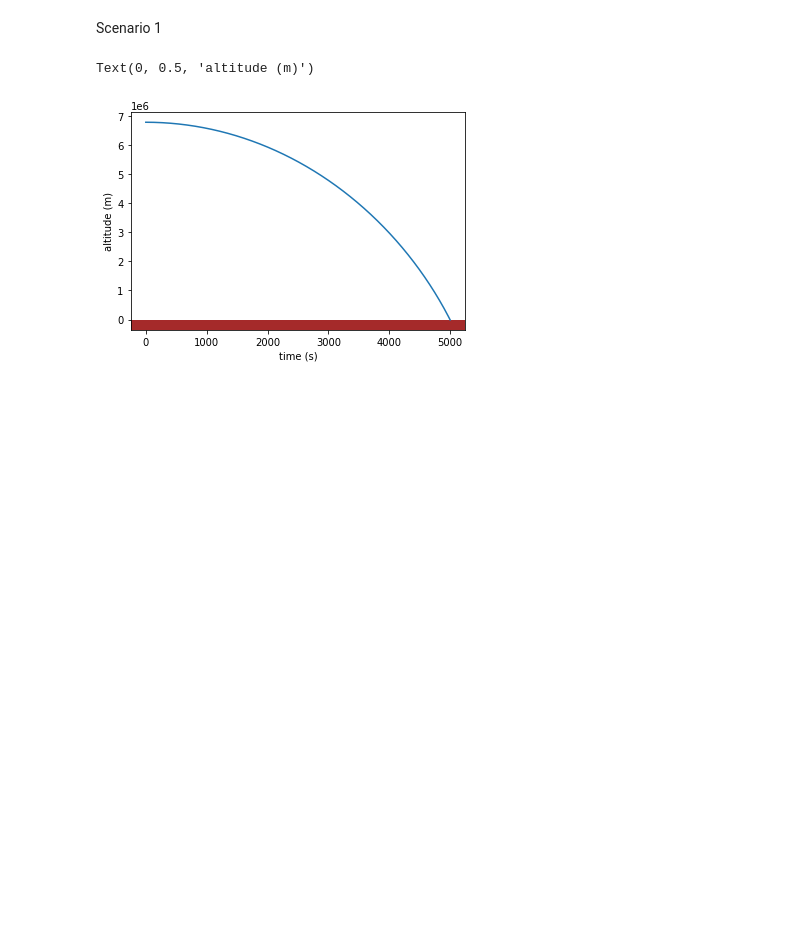
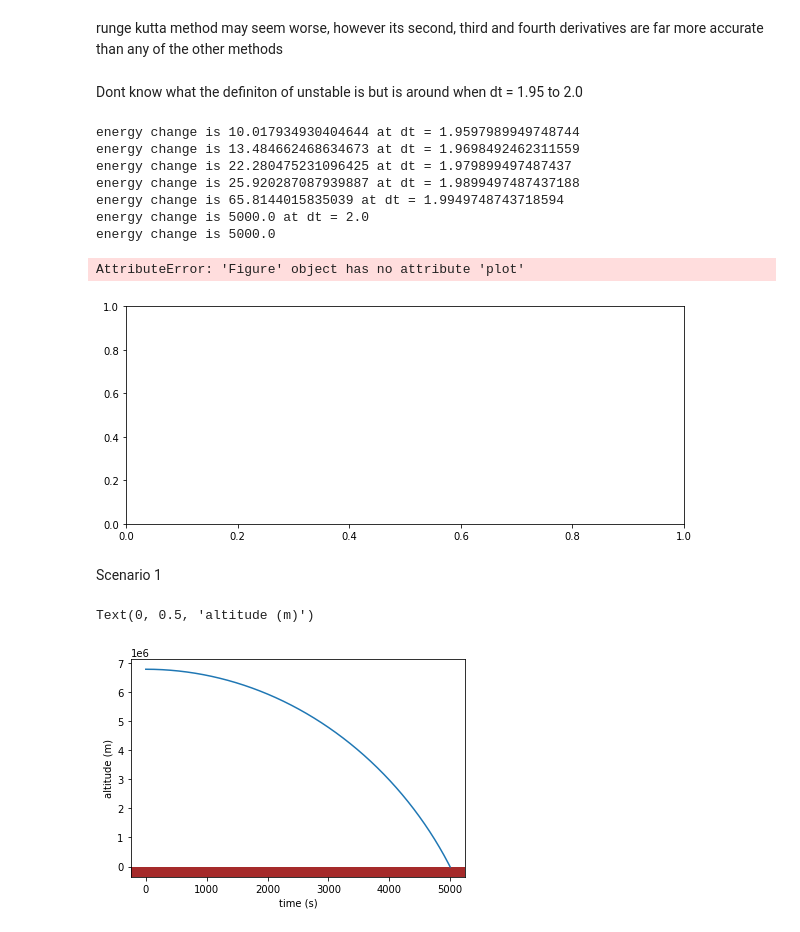
Before and after one commit to lpender3672/IA_Mars_Lander, a Jupyter notebook: lander/Assignments1-2.ipynb, the cells around one changed output. Cells and saved outputs as stored; diff of their text form; code cells hidden in the pictures; blank space fills up the shorter version.

```diff
--- a/lander/Assignments1-2.ipynb
+++ b/lander/Assignments1-2.ipynb
@@ -173,3 +194,50 @@ final rms error for euler_integration is 0.00017272791980135253
+# %% [markdown]
+runge kutta method may seem worse, however its second, third and fourth derivatives are far more accurate than any of the other methods
+# %% [markdown]
+Dont know what the definiton of unstable is but is around when dt = 1.95 to 2.0
+# %%
+
+
+T = 100
+time_steps = np.linspace(1,2,200)
+
+energy_errors = []
+
+for dt in time_steps:
+    mass_position = np.array([0, 0, 0], dtype = float)
+    velocity = np.array([1, 0, 0], dtype = float)
+    system = spring_mass_system(1, 1, mass_position, velocity)
+    initial_energy = system.energy()
+    pos,vel = system.solve(verlet_integrate, T, dt)
+    final_energy = system.energy()
+    energy_change = np.abs(final_energy - initial_energy)
+    if energy_change > 10:
+        print(f"energy change is {energy_change} at dt = {dt}")
+        if energy_change > 100:
+            break
+
+    energy_errors.append(energy_change)
+
+print(f"energy change is {final_energy - initial_energy}")
+
+fig, ax = plt.subplots(1, 1, figsize = (10, 4))
+
+ax.plot(time_steps[:len(energy_errors)], energy_errors)
+ax.set_xlim(ax.get_xlim()[::-1])
+ax.set_title('energy error')
+ax.set_xlabel('time step')
+ax.set_ylabel('energy error')
+#plt.plot(t_array, system.solution(t_array))
+# %% [output]
+energy change is 10.017934930404644 at dt = 1.9597989949748744
+energy change is 13.484662468634673 at dt = 1.9698492462311559
+energy change is 22.280475231096425 at dt = 1.979899497487437
+energy change is 25.920287087939887 at dt = 1.9899497487437188
+energy change is 65.8144015835039 at dt = 1.9949748743718594
+energy change is 5000.0 at dt = 2.0
+energy change is 5000.0
+AttributeError: 'Figure' object has no attribute 'plot'
+[figure, added]
 # %%
 G = 6.67408e-11
 
```
Also changed, not shown: parts of 10 cells of this notebook, 1 other file.
